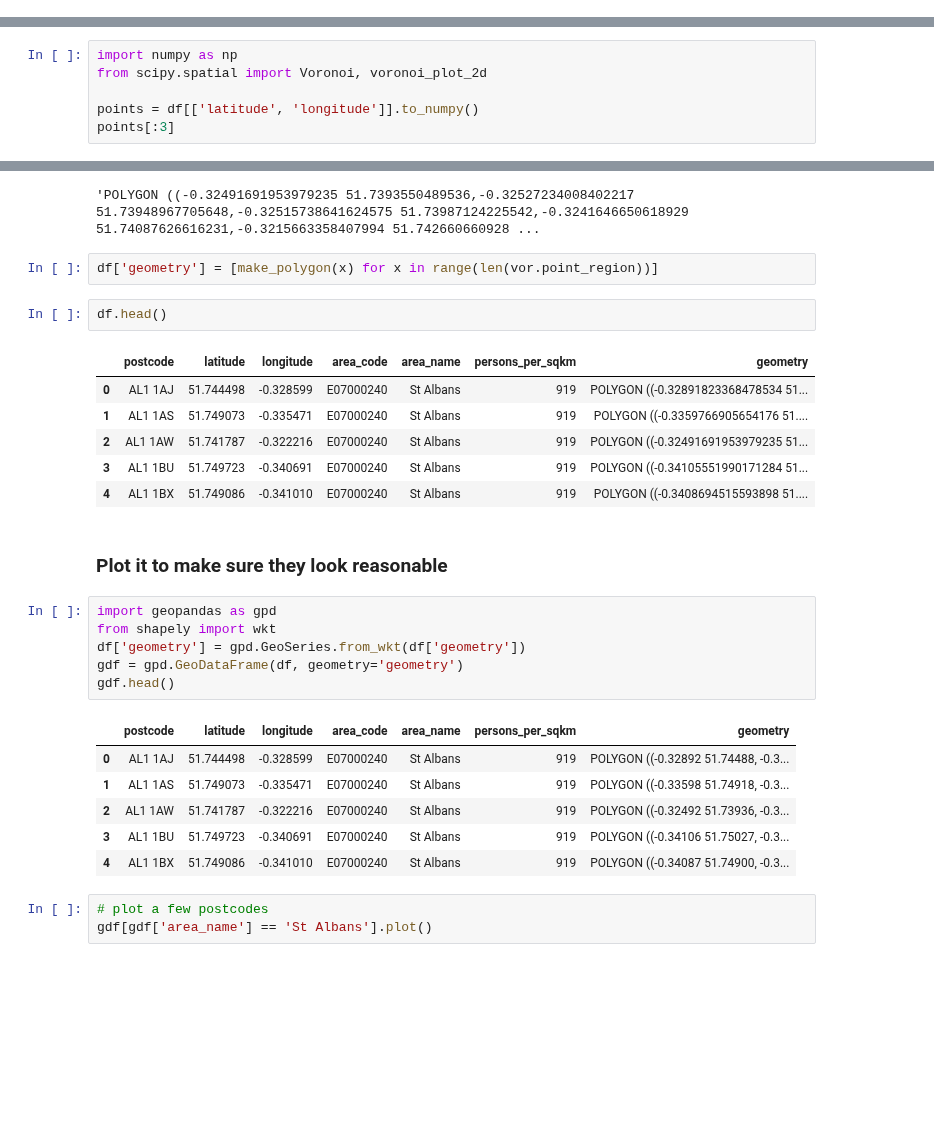
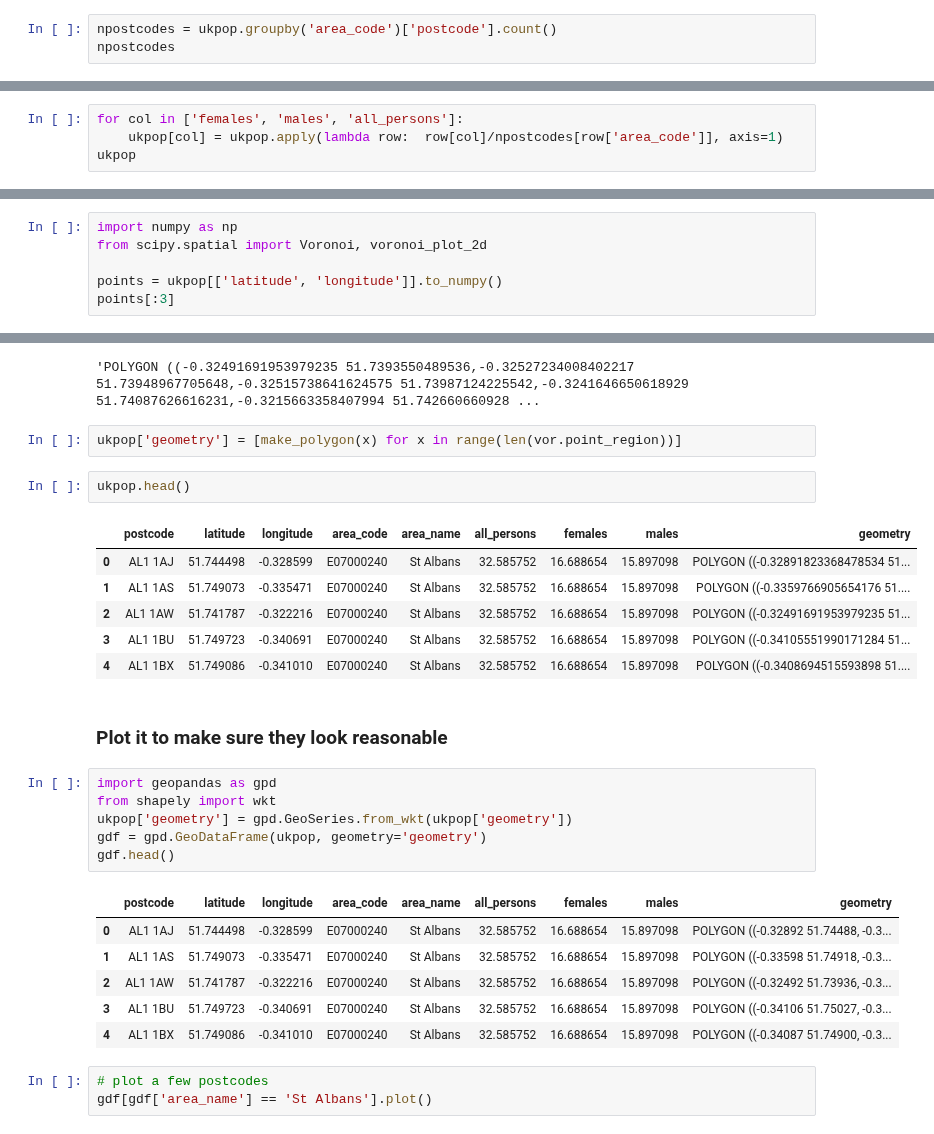
Before and after one commit to lakshmanok/lakblogs, a Jupyter notebook: uk_postcode/uk_postcodes.ipynb, the cells around one changed output, grey strips where cells are left out. Saved outputs shown, nothing was run; the diff lists cells and outputs as text; blank space fills up the shorter version.

```diff
--- a/uk_postcode/uk_postcodes.ipynb
+++ b/uk_postcode/uk_postcodes.ipynb
@@ -330,0 +266,3 @@ ukpop
+# %%
+npostcodes = ukpop.groupby('area_code')['postcode'].count()
+npostcodes
@@ -330,0 +287,4 @@ ukpop
+# %%
+for col in ['females', 'males', 'all_persons']:
+    ukpop[col] = ukpop.apply(lambda row:  row[col]/npostcodes[row['area_code']], axis=1)
+ukpop
@@ -373,7 +321,7 @@ df
 import numpy as np
 from scipy.spatial import Voronoi, voronoi_plot_2d
 
-points = df[['latitude', 'longitude']].to_numpy()
+points = ukpop[['latitude', 'longitude']].to_numpy()
 points[:3]
 # %% [output]
 array([[51.744498, -0.328599],
@@ -418,31 +366,31 @@ make_polygon(2)
 # %% [output]
 'POLYGON ((-0.32491691953979235 51.7393550489536,-0.32527234008402217 51.73948967705648,-0.32515738641624575 51.73987124225542,-0.3241646650618929 51.74087626616231,-0.3215663358407994 51.742660660928 ...
 # %%
-df['geometry'] = [make_polygon(x) for x in range(len(vor.point_region))]
+ukpop['geometry'] = [make_polygon(x) for x in range(len(vor.point_region))]
 # %%
-df.head()
+ukpop.head()
 # %% [output]
-|  | postcode | latitude | longitude | area_code | area_name | persons_per_sqkm | geometry |
-| 0 | AL1 1AJ | 51.744498 | -0.328599 | E07000240 | St Albans | 919 | POLYGON ((-0.32891823368478534 51... |
-| 1 | AL1 1AS | 51.749073 | -0.335471 | E07000240 | St Albans | 919 | POLYGON ((-0.3359766905654176 51.... |
-| 2 | AL1 1AW | 51.741787 | -0.322216 | E07000240 | St Albans | 919 | POLYGON ((-0.32491691953979235 51... |
-| 3 | AL1 1BU | 51.749723 | -0.340691 | E07000240 | St Albans | 919 | POLYGON ((-0.34105551990171284 51... |
-| 4 | AL1 1BX | 51.749086 | -0.341010 | E07000240 | St Albans | 919 | POLYGON ((-0.3408694515593898 51.... |
+|  | postcode | latitude | longitude | area_code | area_name | all_persons | females | males | geometry |
+| 0 | AL1 1AJ | 51.744498 | -0.328599 | E07000240 | St Albans | 32.585752 | 16.688654 | 15.897098 | POLYGON ((-0.32891823368478534 51... |
+| 1 | AL1 1AS | 51.749073 | -0.335471 | E07000240 | St Albans | 32.585752 | 16.688654 | 15.897098 | POLYGON ((-0.3359766905654176 51.... |
+| 2 | AL1 1AW | 51.741787 | -0.322216 | E07000240 | St Albans | 32.585752 | 16.688654 | 15.897098 | POLYGON ((-0.32491691953979235 51... |
+| 3 | AL1 1BU | 51.749723 | -0.340691 | E07000240 | St Albans | 32.585752 | 16.688654 | 15.897098 | POLYGON ((-0.34105551990171284 51... |
+| 4 | AL1 1BX | 51.749086 | -0.341010 | E07000240 | St Albans | 32.585752 | 16.688654 | 15.897098 | POLYGON ((-0.3408694515593898 51.... |
 # %% [markdown]
 ### Plot it to make sure they look reasonable
 # %%
 import geopandas as gpd
 from shapely import wkt
-df['geometry'] = gpd.GeoSeries.from_wkt(df['geometry'])
-gdf = gpd.GeoDataFrame(df, geometry='geometry')
+ukpop['geometry'] = gpd.GeoSeries.from_wkt(ukpop['geometry'])
+gdf = gpd.GeoDataFrame(ukpop, geometry='geometry')
 gdf.head()
 # %% [output]
-|  | postcode | latitude | longitude | area_code | area_name | persons_per_sqkm | geometry |
-| 0 | AL1 1AJ | 51.744498 | -0.328599 | E07000240 | St Albans | 919 | POLYGON ((-0.32892 51.74488, -0.3... |
-| 1 | AL1 1AS | 51.749073 | -0.335471 | E07000240 | St Albans | 919 | POLYGON ((-0.33598 51.74918, -0.3... |
-| 2 | AL1 1AW | 51.741787 | -0.322216 | E07000240 | St Albans | 919 | POLYGON ((-0.32492 51.73936, -0.3... |
-| 3 | AL1 1BU | 51.749723 | -0.340691 | E07000240 | St Albans | 919 | POLYGON ((-0.34106 51.75027, -0.3... |
-| 4 | AL1 1BX | 51.749086 | -0.341010 | E07000240 | St Albans | 919 | POLYGON ((-0.34087 51.74900, -0.3... |
+|  | postcode | latitude | longitude | area_code | area_name | all_persons | females | males | geometry |
+| 0 | AL1 1AJ | 51.744498 | -0.328599 | E07000240 | St Albans | 32.585752 | 16.688654 | 15.897098 | POLYGON ((-0.32892 51.74488, -0.3... |
+| 1 | AL1 1AS | 51.749073 | -0.335471 | E07000240 | St Albans | 32.585752 | 16.688654 | 15.897098 | POLYGON ((-0.33598 51.74918, -0.3... |
+| 2 | AL1 1AW | 51.741787 | -0.322216 | E07000240 | St Albans | 32.585752 | 16.688654 | 15.897098 | POLYGON ((-0.32492 51.73936, -0.3... |
+| 3 | AL1 1BU | 51.749723 | -0.340691 | E07000240 | St Albans | 32.585752 | 16.688654 | 15.897098 | POLYGON ((-0.34106 51.75027, -0.3... |
+| 4 | AL1 1BX | 51.749086 | -0.341010 | E07000240 | St Albans | 32.585752 | 16.688654 | 15.897098 | POLYGON ((-0.34087 51.74900, -0.3... |
 # %%
 # plot a few postcodes
 gdf[gdf['area_name'] == 'St Albans'].plot()
```
Also changed, not shown: parts of 40 cells of this notebook, 3 other files.
